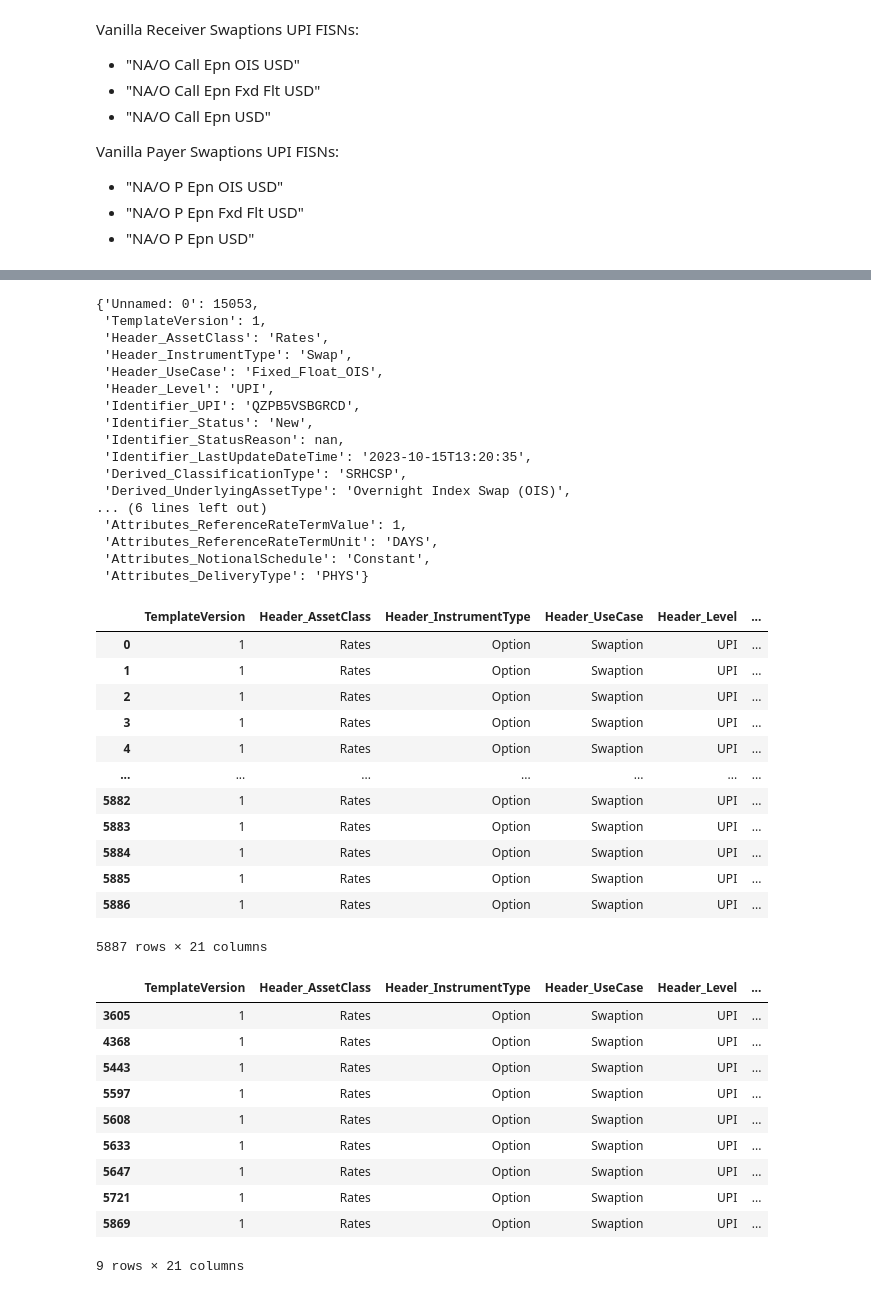
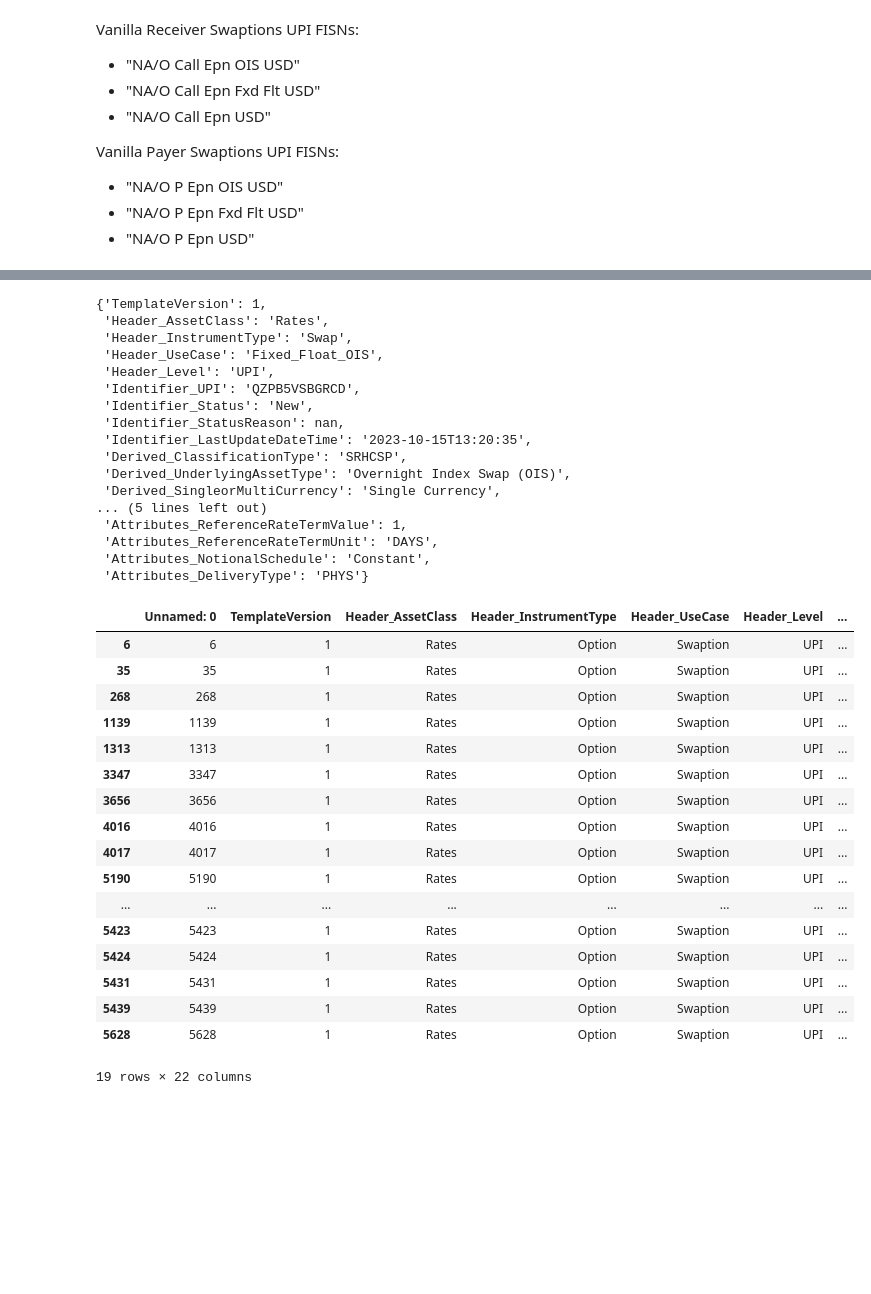
Before and after one commit to cleeclee123/Curvy-CUSIPs, a Jupyter notebook: notebooks/swaptions.ipynb, the cells around one changed output, grey strips where cells are left out. Drawn from its saved outputs; the diff is of its cells as text; code cells hidden in the pictures; blank space fills up the shorter version.

```diff
--- a/notebooks/swaptions.ipynb
+++ b/notebooks/swaptions.ipynb
@@ -88,5 +88,5 @@ swaption_dsb_lookup_df
 # %%
-underlying_lookup_conds = (
+usd_sofr_ois_lookup_conds = (
     (fixed_float_swaps_dsb_lookup_df["Header_UseCase"] == "Fixed_Float_OIS") &
     (fixed_float_swaps_dsb_lookup_df["Derived_UnderlyingAssetType"] == "Overnight Index Swap (OIS)") &
     (fixed_float_swaps_dsb_lookup_df["Derived_ShortName"] == "NA/Swap OIS USD") &
@@ -98,13 +98,12 @@ underlying_lookup_conds = (
     (fixed_float_swaps_dsb_lookup_df["Derived_UnderlierName"] == "USD-SOFR-OIS Compound")
 )
 
-underlying_row = fixed_float_swaps_dsb_lookup_df[underlying_lookup_conds]
+underlying_row = fixed_float_swaps_dsb_lookup_df[usd_sofr_ois_lookup_conds]
 assert len(underlying_row) == 1
 underlying_dict = underlying_row.to_dict("records")[0]
 underlying_dict
 # %% [output]
-{'Unnamed: 0': 15053,
- 'TemplateVersion': 1,
+{'TemplateVersion': 1,
  'Header_AssetClass': 'Rates',
  'Header_InstrumentType': 'Swap',
  'Header_UseCase': 'Fixed_Float_OIS',
@@ -115,24 +114,9 @@ underlying_dict
  'Identifier_LastUpdateDateTime': '2023-10-15T13:20:35',
  'Derived_ClassificationType': 'SRHCSP',
  'Derived_UnderlyingAssetType': 'Overnight Index Swap (OIS)',
-... (6 lines left out)
+ 'Derived_SingleorMultiCurrency': 'Single Currency',
+... (5 lines left out)
  'Attributes_ReferenceRateTermValue': 1,
  'Attributes_ReferenceRateTermUnit': 'DAYS',
  'Attributes_NotionalSchedule': 'Constant',
  'Attributes_DeliveryType': 'PHYS'}
-# %%
-epn_ois_sofr_swaptions_lookup_conds = ()
-# %% [output]
-|  | TemplateVersion | Header_AssetClass | Header_InstrumentType | Header_UseCase | Header_Level | ... |
-| 0 | 1 | Rates | Option | Swaption | UPI | ... |
-| 1 | 1 | Rates | Option | Swaption | UPI | ... |
-| 2 | 1 | Rates | Option | Swaption | UPI | ... |
-| 3 | 1 | Rates | Option | Swaption | UPI | ... |
-| 4 | 1 | Rates | Option | Swaption | UPI | ... |
-| ... | ... | ... | ... | ... | ... | ... |
-| 5882 | 1 | Rates | Option | Swaption | UPI | ... |
-| 5883 | 1 | Rates | Option | Swaption | UPI | ... |
-| 5884 | 1 | Rates | Option | Swaption | UPI | ... |
-| 5885 | 1 | Rates | Option | Swaption | UPI | ... |
-| 5886 | 1 | Rates | Option | Swaption | UPI | ... |
-5887 rows × 21 columns
@@ -195,14 +123,25 @@ epn_ois_sofr_receivers_upis = set(epn_ois_sofr_receivers_df["Unique Product Iden
-# %%
-swaption_dsb_lookup_df[swaption_dsb_lookup_df["Identifier_UPI"].isin(list(epn_ois_sofr_receivers_upis))]
-# %% [output]
-|  | TemplateVersion | Header_AssetClass | Header_InstrumentType | Header_UseCase | Header_Level | ... |
-| 3605 | 1 | Rates | Option | Swaption | UPI | ... |
-| 4368 | 1 | Rates | Option | Swaption | UPI | ... |
-| 5443 | 1 | Rates | Option | Swaption | UPI | ... |
-| 5597 | 1 | Rates | Option | Swaption | UPI | ... |
-| 5608 | 1 | Rates | Option | Swaption | UPI | ... |
-| 5633 | 1 | Rates | Option | Swaption | UPI | ... |
-| 5647 | 1 | Rates | Option | Swaption | UPI | ... |
-| 5721 | 1 | Rates | Option | Swaption | UPI | ... |
-| 5869 | 1 | Rates | Option | Swaption | UPI | ... |
-9 rows × 21 columns
+# %%
+usd_sofr_ois_epn_receiver_conds = (
+    (swaption_dsb_lookup_df["Attributes_UnderlyingInstrumentUPI"] == underlying_dict["Identifier_UPI"])
+)
+
+swaption_dsb_lookup_df[usd_sofr_ois_epn_receiver_conds]
+# %% [output]
+|  | Unnamed: 0 | TemplateVersion | Header_AssetClass | Header_InstrumentType | Header_UseCase | Header_Level | ... |
+| 6 | 6 | 1 | Rates | Option | Swaption | UPI | ... |
+| 35 | 35 | 1 | Rates | Option | Swaption | UPI | ... |
+| 268 | 268 | 1 | Rates | Option | Swaption | UPI | ... |
+| 1139 | 1139 | 1 | Rates | Option | Swaption | UPI | ... |
+| 1313 | 1313 | 1 | Rates | Option | Swaption | UPI | ... |
+| 3347 | 3347 | 1 | Rates | Option | Swaption | UPI | ... |
+| 3656 | 3656 | 1 | Rates | Option | Swaption | UPI | ... |
+| 4016 | 4016 | 1 | Rates | Option | Swaption | UPI | ... |
+| 4017 | 4017 | 1 | Rates | Option | Swaption | UPI | ... |
+| 5190 | 5190 | 1 | Rates | Option | Swaption | UPI | ... |
+| ... | ... | ... | ... | ... | ... | ... | ... |
+| 5423 | 5423 | 1 | Rates | Option | Swaption | UPI | ... |
+| 5424 | 5424 | 1 | Rates | Option | Swaption | UPI | ... |
+| 5431 | 5431 | 1 | Rates | Option | Swaption | UPI | ... |
+| 5439 | 5439 | 1 | Rates | Option | Swaption | UPI | ... |
+| 5628 | 5628 | 1 | Rates | Option | Swaption | UPI | ... |
+19 rows × 22 columns
```
Also changed, not shown: parts of 4 cells of this notebook, 1 other file.
